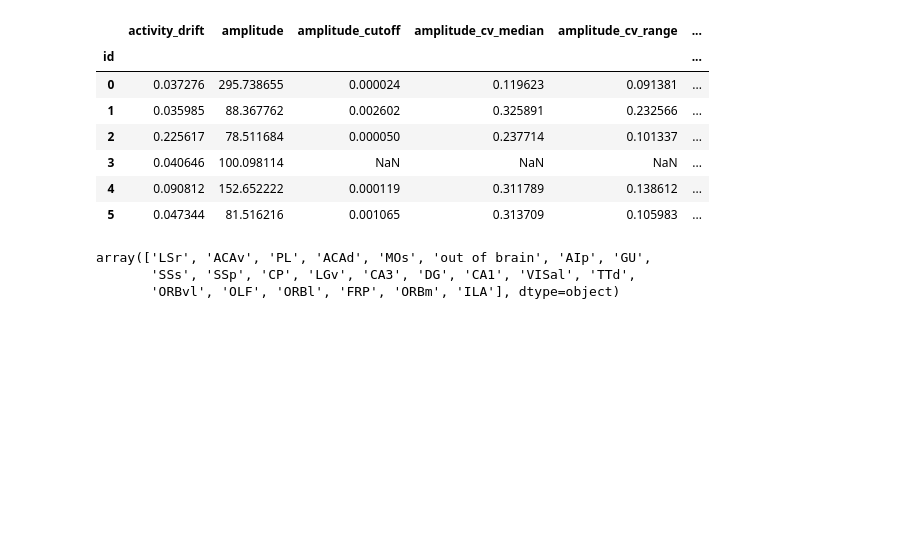
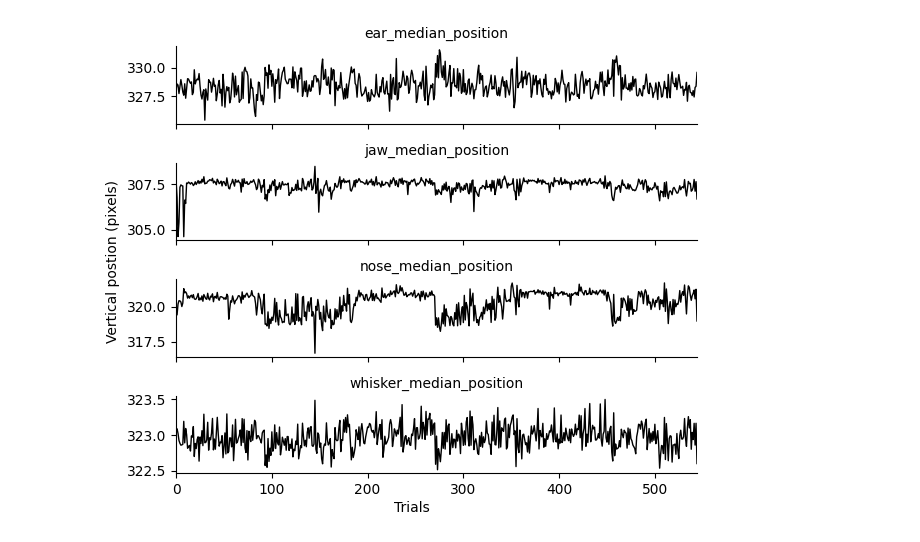
Before and after one commit to AllenSWDB/SWDB_2025_Behavior-States, a Jupyter notebook: code/Workshop-1.ipynb, the cells around one changed output. Drawn from its saved outputs; the diff is of its cells as text; code cells hidden in the pictures; blank space fills up the shorter version.

```diff
--- a/code/Workshop-1.ipynb
+++ b/code/Workshop-1.ipynb
@@ -93,18 +89,0 @@ units_table = session.units.to_dataframe()
-# %%
-
-units_table.head(6)
-# %% [output]
-|  | activity_drift | amplitude | amplitude_cutoff | amplitude_cv_median | amplitude_cv_range | ... |
-| id |  |  |  |  |  | ... |
-| 0 | 0.037276 | 295.738655 | 0.000024 | 0.119623 | 0.091381 | ... |
-| 1 | 0.035985 | 88.367762 | 0.002602 | 0.325891 | 0.232566 | ... |
-| 2 | 0.225617 | 78.511684 | 0.000050 | 0.237714 | 0.101337 | ... |
-| 3 | 0.040646 | 100.098114 | NaN | NaN | NaN | ... |
-| 4 | 0.090812 | 152.652222 | 0.000119 | 0.311789 | 0.138612 | ... |
-| 5 | 0.047344 | 81.516216 | 0.001065 | 0.313709 | 0.105983 | ... |
-# %%
-units_table.structure.unique()
-# %% [output]
-array(['LSr', 'ACAv', 'PL', 'ACAd', 'MOs', 'out of brain', 'AIp', 'GU',
-       'SSs', 'SSp', 'CP', 'LGv', 'CA3', 'DG', 'CA1', 'VISal', 'TTd',
-       'ORBvl', 'OLF', 'ORBl', 'FRP', 'ORBm', 'ILA'], dtype=object)
@@ -160,0 +90,30 @@ def make_psth(spike_times, stim_times, pre_window=0.5, post_window=1.0, bin_size
+# %%
+def get_trialwise_values(x, timestamps, start, stop, mean_value=True):
+    """
+    Extracts trial-wise summary statistics of different behaviors (mean or median) from a time-aligned signal.
+
+    Parameters:
+    - x : array-like
+        Signal values (e.g., neural data or behavioral measurements).
+    - timestamps : array-like
+        Time points corresponding to each value in x.
+    - start : array-like
+        Start times for each trial.
+    - stop : array-like
+        Stop times for each trial.
+    - mean_value : bool, default=True
+        If True, compute the mean within each trial window; otherwise compute the median.
+
+    Returns:
+    - values : list
+        List of mean or median values for each trial window.
+    """
+
+    if mean_value:
+        # Compute mean of x within each [start, stop] window
+        return [np.nanmean(x[np.logical_and(s1 <= timestamps, timestamps <= s2)])
+                for s1, s2 in zip(start, stop)]
+    else:
+        # Compute median of x within each [start, stop] window
+        return [np.nanmedian(x[np.logical_and(s1 <= timestamps, timestamps <= s2)])
+                for s1, s2 in zip(start, stop)]
@@ -160,0 +152,16 @@ def make_psth(spike_times, stim_times, pre_window=0.5, post_window=1.0, bin_size
+# %%
+fig, ax = plt.subplots(4, 1, figsize = (6, 5), sharex = True)
+
+for i, key in enumerate(facial_data.keys()):
+    ax[i].plot(trials.index, facial_data[key], color = 'k', lw = 1)
+    ax[i].set_title(key, fontsize = 10)
+
+    ax[i].spines["top"].set_visible(False)
+    ax[i].spines["right"].set_visible(False)
+    ax[i].set_xlim(trials.index[0], trials.index[-1])
+
+fig.text(0.5, 0.00, 'Trials', ha='center')
+fig.text(-0.01, 0.5, 'Vertical postion (pixels)', va='center', rotation='vertical')
+plt.tight_layout()
+# %% [output]
+[figure, added]
```
Also changed, not shown: parts of 23 cells of this notebook, 1 other file.
